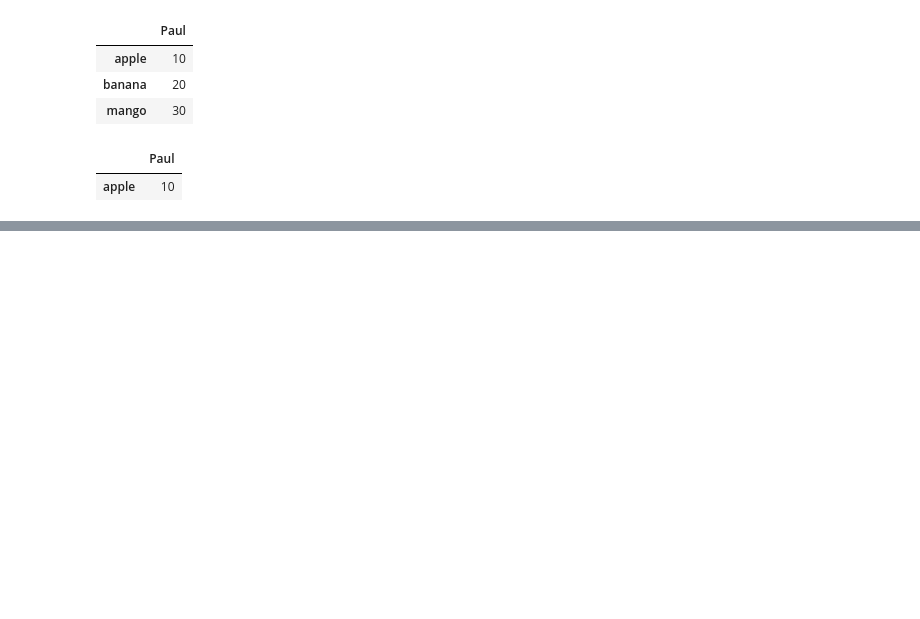
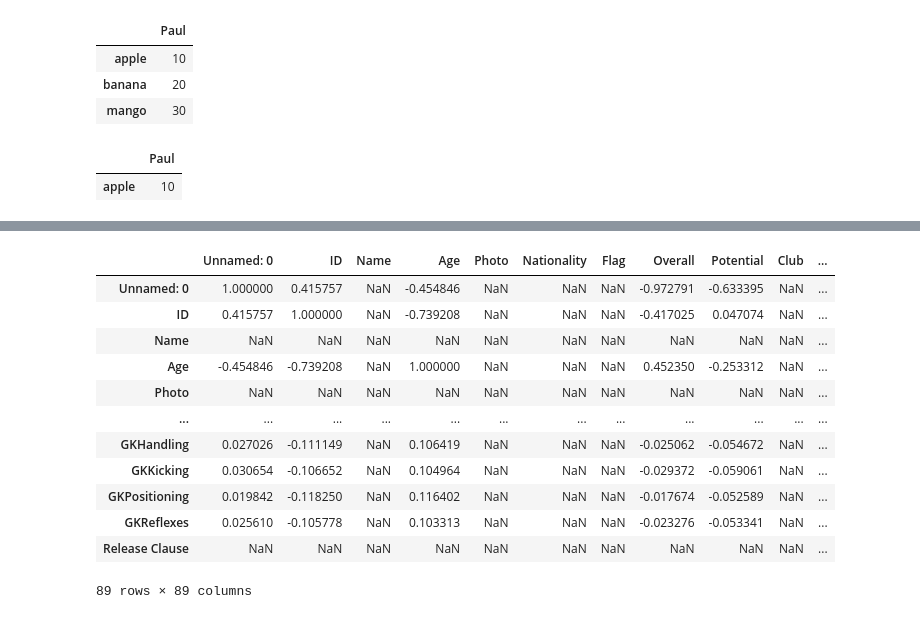
Before and after one commit to shashinvision/IA, a Jupyter notebook: Jupyter NB/02 pandas.ipynb, the cells around one changed output, grey strips where cells are left out. Saved outputs shown, nothing was run; the diff lists cells and outputs as text; code cells hidden in the pictures; blank space fills up the shorter version.

```diff
--- a/Jupyter NB/02 pandas.ipynb
+++ b/Jupyter NB/02 pandas.ipynb
@@ -259,0 +337,17 @@ df
+# %%
+df_numeric = df.apply(pd.to_numeric, errors='coerce')
+df_numeric.corr()
+# %% [output]
+|  | Unnamed: 0 | ID | Name | Age | Photo | Nationality | Flag | Overall | Potential | Club | ... |
+| Unnamed: 0 | 1.000000 | 0.415757 | NaN | -0.454846 | NaN | NaN | NaN | -0.972791 | -0.633395 | NaN | ... |
+| ID | 0.415757 | 1.000000 | NaN | -0.739208 | NaN | NaN | NaN | -0.417025 | 0.047074 | NaN | ... |
+| Name | NaN | NaN | NaN | NaN | NaN | NaN | NaN | NaN | NaN | NaN | ... |
+| Age | -0.454846 | -0.739208 | NaN | 1.000000 | NaN | NaN | NaN | 0.452350 | -0.253312 | NaN | ... |
+| Photo | NaN | NaN | NaN | NaN | NaN | NaN | NaN | NaN | NaN | NaN | ... |
+| ... | ... | ... | ... | ... | ... | ... | ... | ... | ... | ... | ... |
+| GKHandling | 0.027026 | -0.111149 | NaN | 0.106419 | NaN | NaN | NaN | -0.025062 | -0.054672 | NaN | ... |
+| GKKicking | 0.030654 | -0.106652 | NaN | 0.104964 | NaN | NaN | NaN | -0.029372 | -0.059061 | NaN | ... |
+| GKPositioning | 0.019842 | -0.118250 | NaN | 0.116402 | NaN | NaN | NaN | -0.017674 | -0.052589 | NaN | ... |
+| GKReflexes | 0.025610 | -0.105778 | NaN | 0.103313 | NaN | NaN | NaN | -0.023276 | -0.053341 | NaN | ... |
+| Release Clause | NaN | NaN | NaN | NaN | NaN | NaN | NaN | NaN | NaN | NaN | ... |
+89 rows × 89 columns
```
Also changed, not shown: parts of 11 cells of this notebook, 1 other file.
